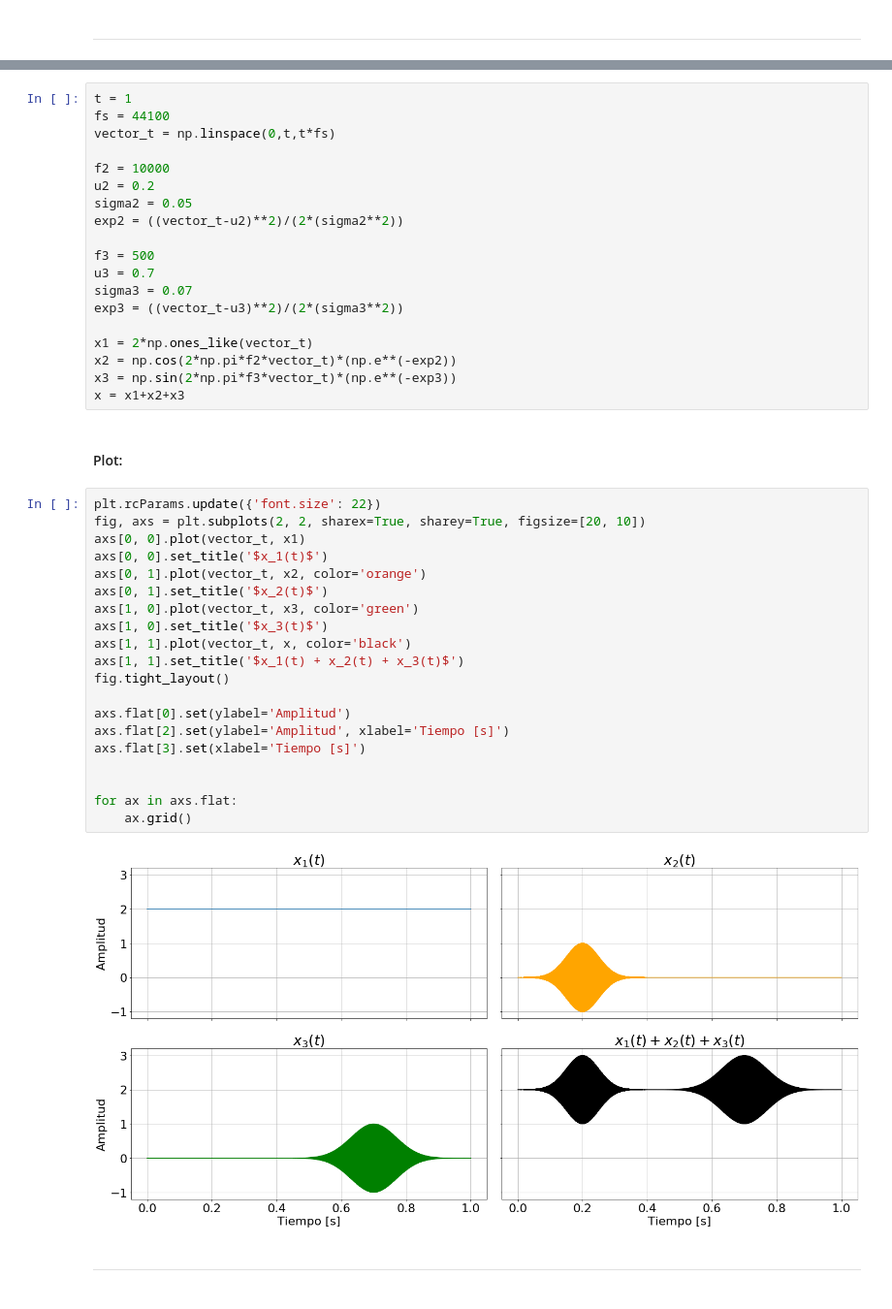
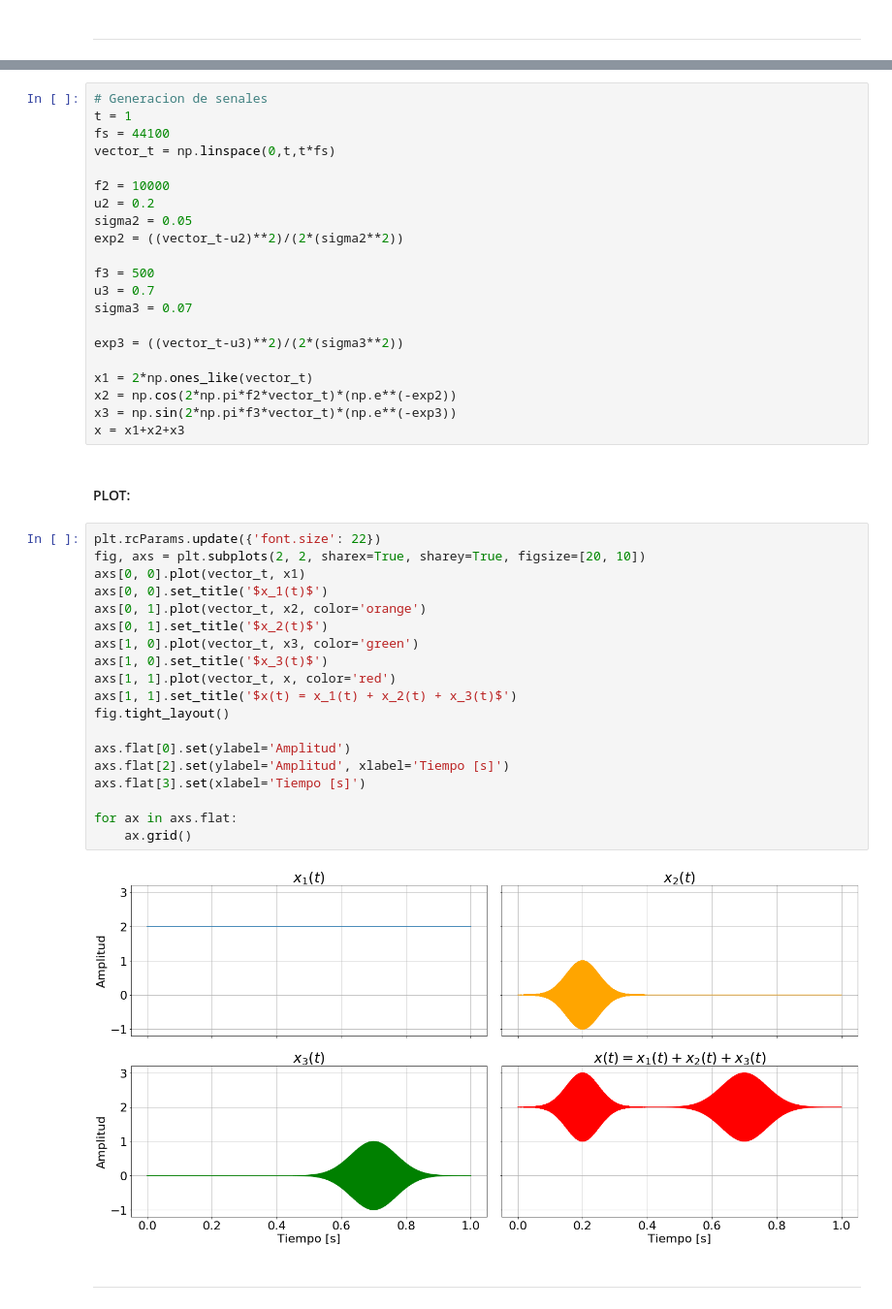
Before and after one commit to reborafs/dsp-untref, a Jupyter notebook: notebook/TP1.ipynb, the cells around one changed output, grey strips where cells are left out. Shown at 97% size. Drawn from its saved outputs; the diff is of its cells as text.

```diff
--- a/notebook/TP1.ipynb
+++ b/notebook/TP1.ipynb
@@ -35,4 +32,5 @@ la señal total.
 # %%
+# Generacion de senales
 t = 1
 fs = 44100
 vector_t = np.linspace(0,t,t*fs)
@@ -45,6 +43,7 @@ exp2 = ((vector_t-u2)**2)/(2*(sigma2**2))
 f3 = 500
 u3 = 0.7
 sigma3 = 0.07
+
 exp3 = ((vector_t-u3)**2)/(2*(sigma3**2))
 
 x1 = 2*np.ones_like(vector_t)
@@ -52,29 +51,28 @@ x2 = np.cos(2*np.pi*f2*vector_t)*(np.e**(-exp2))
 x3 = np.sin(2*np.pi*f3*vector_t)*(np.e**(-exp3))
 x = x1+x2+x3
 # %% [markdown]
-#### Plot:
+#### PLOT:
 # %%
 plt.rcParams.update({'font.size': 22})
 fig, axs = plt.subplots(2, 2, sharex=True, sharey=True, figsize=[20, 10])
 axs[0, 0].plot(vector_t, x1)
 axs[0, 0].set_title('$x_1(t)$')
 axs[0, 1].plot(vector_t, x2, color='orange')
 axs[0, 1].set_title('$x_2(t)$')
 axs[1, 0].plot(vector_t, x3, color='green')
 axs[1, 0].set_title('$x_3(t)$')
-axs[1, 1].plot(vector_t, x, color='black')
-axs[1, 1].set_title('$x_1(t) + x_2(t) + x_3(t)$')
+axs[1, 1].plot(vector_t, x, color='red')
+axs[1, 1].set_title('$x(t) = x_1(t) + x_2(t) + x_3(t)$')
 fig.tight_layout()
 
 axs.flat[0].set(ylabel='Amplitud')
 axs.flat[2].set(ylabel='Amplitud', xlabel='Tiempo [s]')
 axs.flat[3].set(xlabel='Tiempo [s]')
 
-
 for ax in axs.flat:
     ax.grid()
 # %% [output]
-[figure, old version]
+[figure, new version]
 # %% [markdown]
 ---
 # %% [markdown]
```
Also changed, not shown: parts of 78 cells of this notebook.
